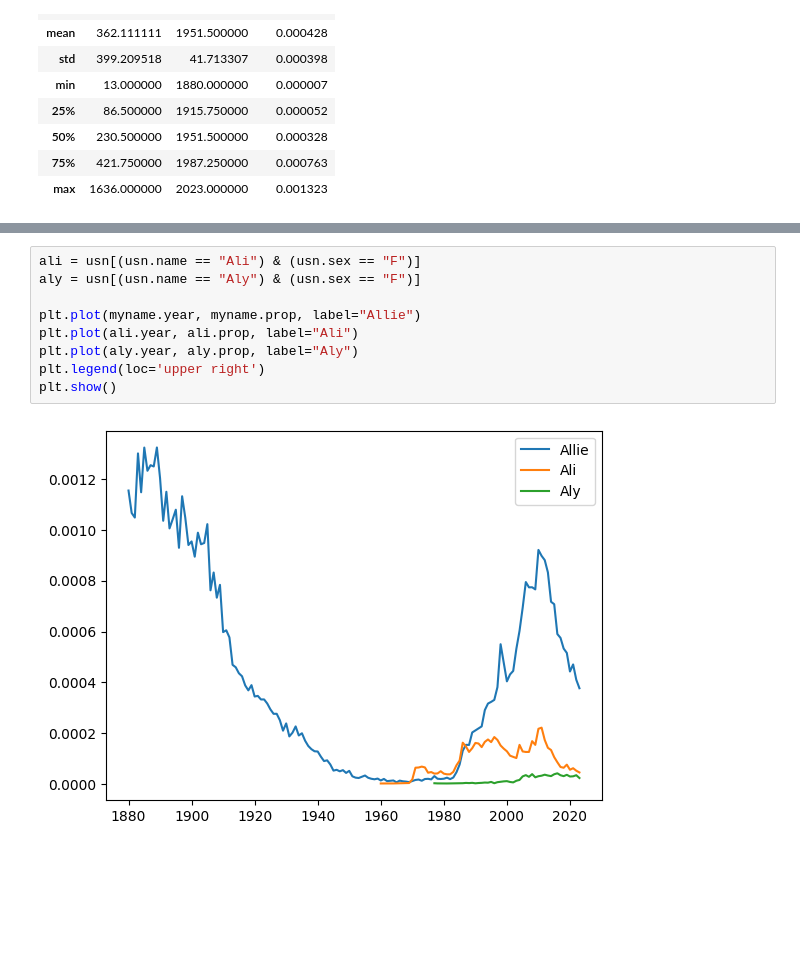
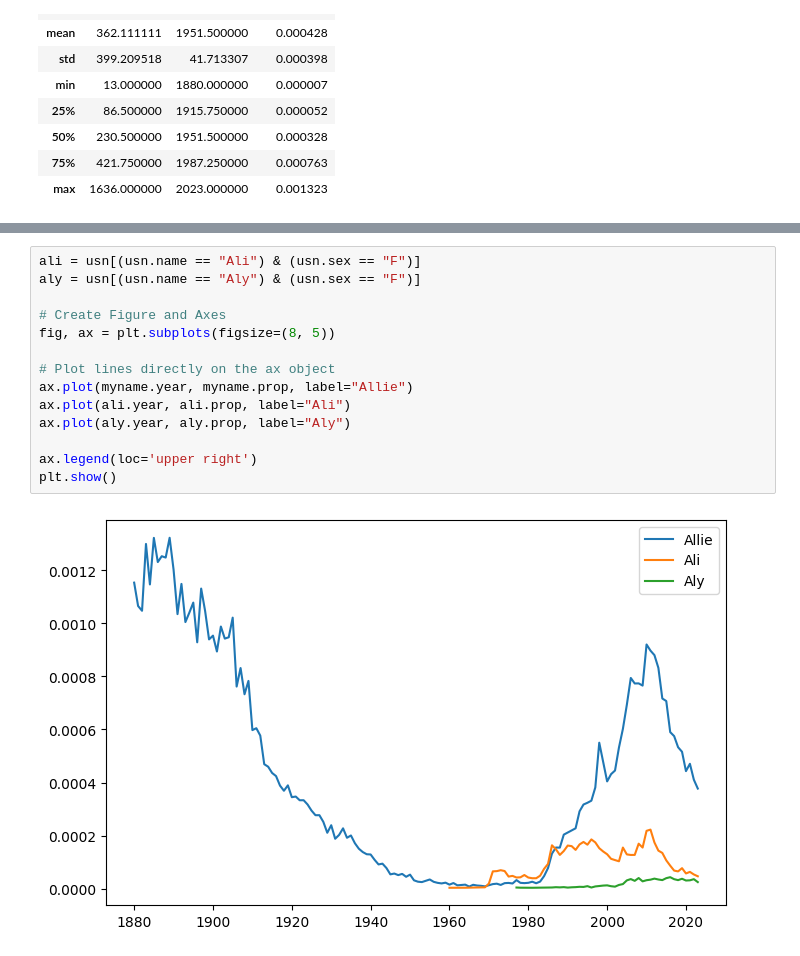
Before and after one commit to allie-tran/202609-csc1159-resources, a Jupyter notebook: notebooks/names_template.ipynb, the cells around one changed output, grey strips where cells are left out. Drawn from its saved outputs; the diff is of its cells as text; blank space fills up the shorter version.

Commit message:
Add ax to plots

```diff
--- a/notebooks/names_template.ipynb
+++ b/notebooks/names_template.ipynb
@@ -81,11 +97,16 @@ plt.show()
 # %%
 ali = usn[(usn.name == "Ali") & (usn.sex == "F")]
 aly = usn[(usn.name == "Aly") & (usn.sex == "F")]
 
-plt.plot(myname.year, myname.prop, label="Allie")
-plt.plot(ali.year, ali.prop, label="Ali")
-plt.plot(aly.year, aly.prop, label="Aly")
-plt.legend(loc='upper right')
+# Create Figure and Axes
+fig, ax = plt.subplots(figsize=(8, 5))
+
+# Plot lines directly on the ax object
+ax.plot(myname.year, myname.prop, label="Allie")
+ax.plot(ali.year, ali.prop, label="Ali")
+ax.plot(aly.year, aly.prop, label="Aly")
+
+ax.legend(loc='upper right')
 plt.show()
 # %% [output]
-[figure, old version]
+[figure, new version]
```
Also changed, not shown: parts of 2 cells of this notebook.
